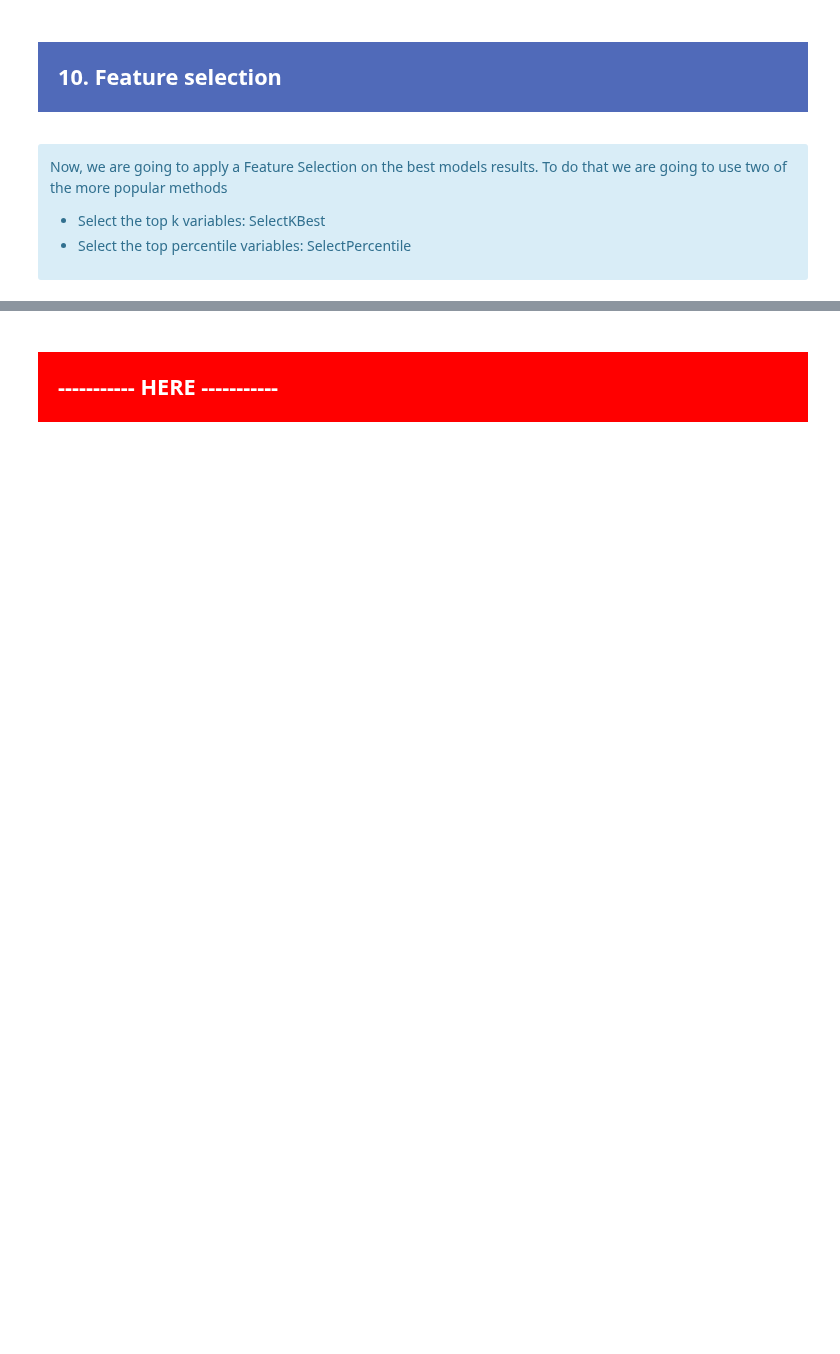
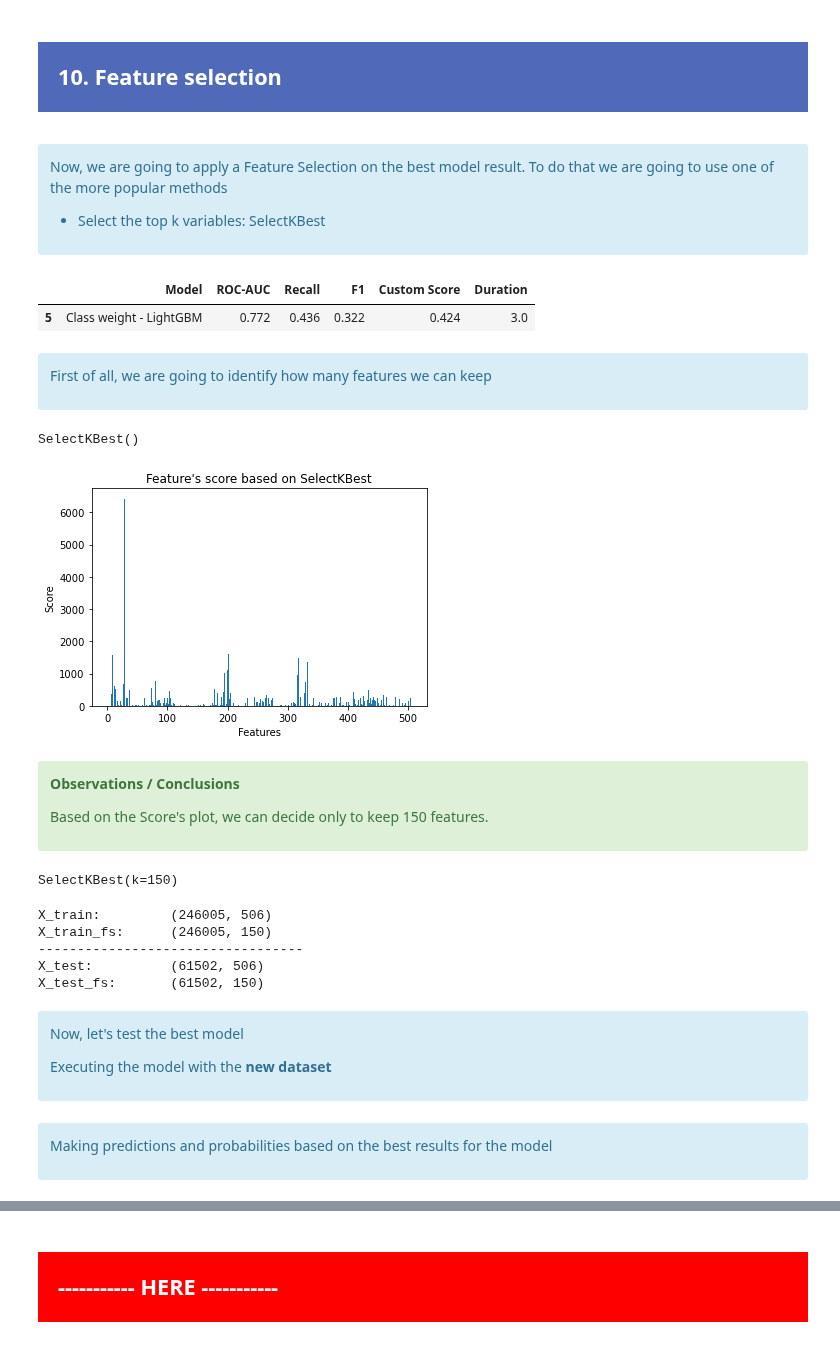
Before and after one commit to samirhinojosa/OC-P7-IMPLEMENT-A-SCORING-MODEL, a Jupyter notebook: notebooks/FINAL_notebook-modeling-aws.ipynb, the cells around one changed output, grey strips where cells are left out. Saved outputs shown, nothing was run; the diff lists cells and outputs as text; code cells hidden in the pictures; blank space fills up the shorter version.

```diff
--- a/notebooks/FINAL_notebook-modeling-aws.ipynb
+++ b/notebooks/FINAL_notebook-modeling-aws.ipynb
@@ -1371,9 +1381,37 @@ df_models_metrics.reset_index(drop=True)
 </div>
 # %% [markdown]
 <div class="alert alert-block alert-info">
-    <p>Now, we are going to apply a Feature Selection on the best models results. To do that we are going to use two of the more popular methods</p>
+    <p>Now, we are going to apply a Feature Selection on the best model result. To do that we are going to use one of the more popular methods</p>
     <ul style="list-style-type: square;">
         <li>Select the top k variables: SelectKBest</li>
-        <li>Select the top percentile variables: SelectPercentile</li>
     </ul>
 </div>
+# %%
+df_best_model = df_models_metrics[df_models_metrics["Model"]=="Class weight - LightGBM"].copy()
+df_best_model
+# %% [output]
+|  | Model | ROC-AUC | Recall | F1 | Custom Score | Duration |
+| 5 | Class weight - LightGBM | 0.772 | 0.436 | 0.322 | 0.424 | 3.0 |
+# %% [markdown]
+<div class="alert alert-block alert-info">
+    <p>First of all, we are going to identify how many features we can keep</p>
+</div>
+# %%
+fs = SelectKBest(score_func=f_classif)
+# %%
+fs.fit(X_train, y_train)
+# %% [output]
+SelectKBest()
+# %%
+plt.bar([i for i in range(len(fs.scores_))], fs.scores_)
+plt.title("Feature's score based on SelectKBest")
+plt.ylabel("Score")
+plt.xlabel("Features")
+plt.show()
+# %% [output]
+[figure, added]
+# %% [markdown]
+<div class="alert alert-block alert-success">
+    <p><b>Observations / Conclusions</b></p>
+    <p>Based on the Score's plot, we can decide only to keep 150 features.</p>
+</div>
@@ -1379,0 +1420,4 @@ df_models_metrics.reset_index(drop=True)
+# %%
+fs.fit(X_train, y_train)
+# %% [output]
+SelectKBest(k=150)
@@ -1379,0 +1427,17 @@ df_models_metrics.reset_index(drop=True)
+# %%
+print("X_train:\t {}".format(X_train.shape))
+print("X_train_fs:\t {}".format(X_train_fs.shape))
+print("----------------------------------")
+print("X_test:\t\t {}".format(X_test.shape))
+print("X_test_fs:\t {}".format(X_test_fs.shape))
+# %% [output]
+X_train:         (246005, 506)
+X_train_fs:      (246005, 150)
+----------------------------------
+X_test:          (61502, 506)
+X_test_fs:       (61502, 150)
+# %% [markdown]
+<div class="alert alert-block alert-info">
+    <p>Now, let's test the best model</p>
+    <p>Executing the model with the <b>new dataset</b></p>
+</div>
@@ -1379,0 +1450,4 @@ df_models_metrics.reset_index(drop=True)
+# %% [markdown]
+<div class="alert alert-block alert-info">
+    <p>Making predictions and probabilities based on the best results for the model</p>
+</div>
```
Also changed, not shown: parts of 38 cells of this notebook.
